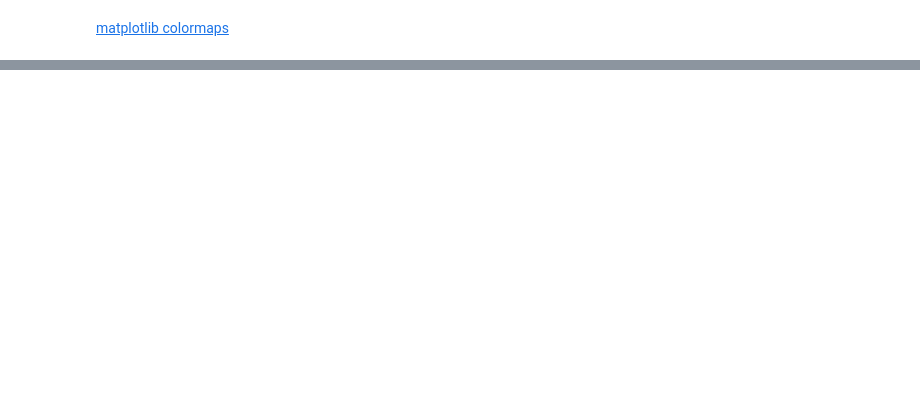
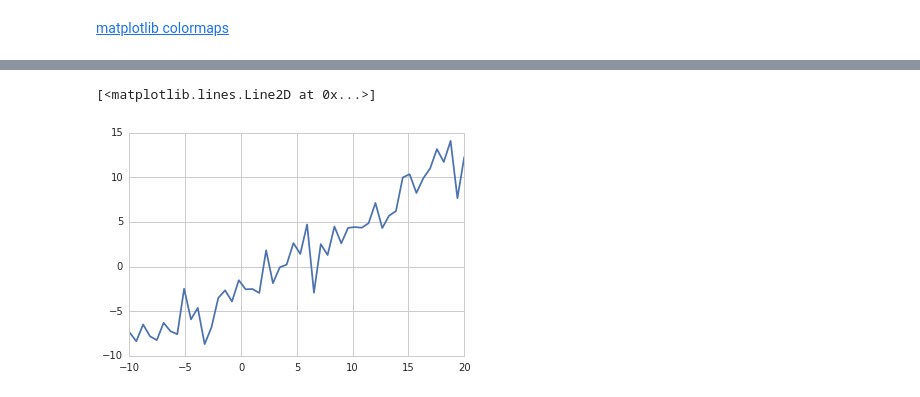
Before and after one commit to vanzaj/pytalks, a Jupyter notebook: 20150411_PyLadies_analytics/workshop.ipynb, the cells around one changed output, grey strips where cells are left out. Drawn from its saved outputs; the diff is of its cells as text; code cells hidden in the pictures; blank space fills up the shorter version.

```diff
--- a/20150411_PyLadies_analytics/workshop.ipynb
+++ b/20150411_PyLadies_analytics/workshop.ipynb
@@ -367,0 +482,14 @@ plt.colorbar()
+# %%
+# simulation of a linear process
+
+n_pts = 50
+x = np.linspace(-10, 20, n_pts)
+
+err = np.random.randn(n_pts) * 2
+
+y = 0.75 * x - 3 + err
+
+plt.plot(x, y)
+# %% [output]
+[<matplotlib.lines.Line2D at 0x...>]
+[figure, added]
```
Also changed, not shown: parts of 40 cells of this notebook.
